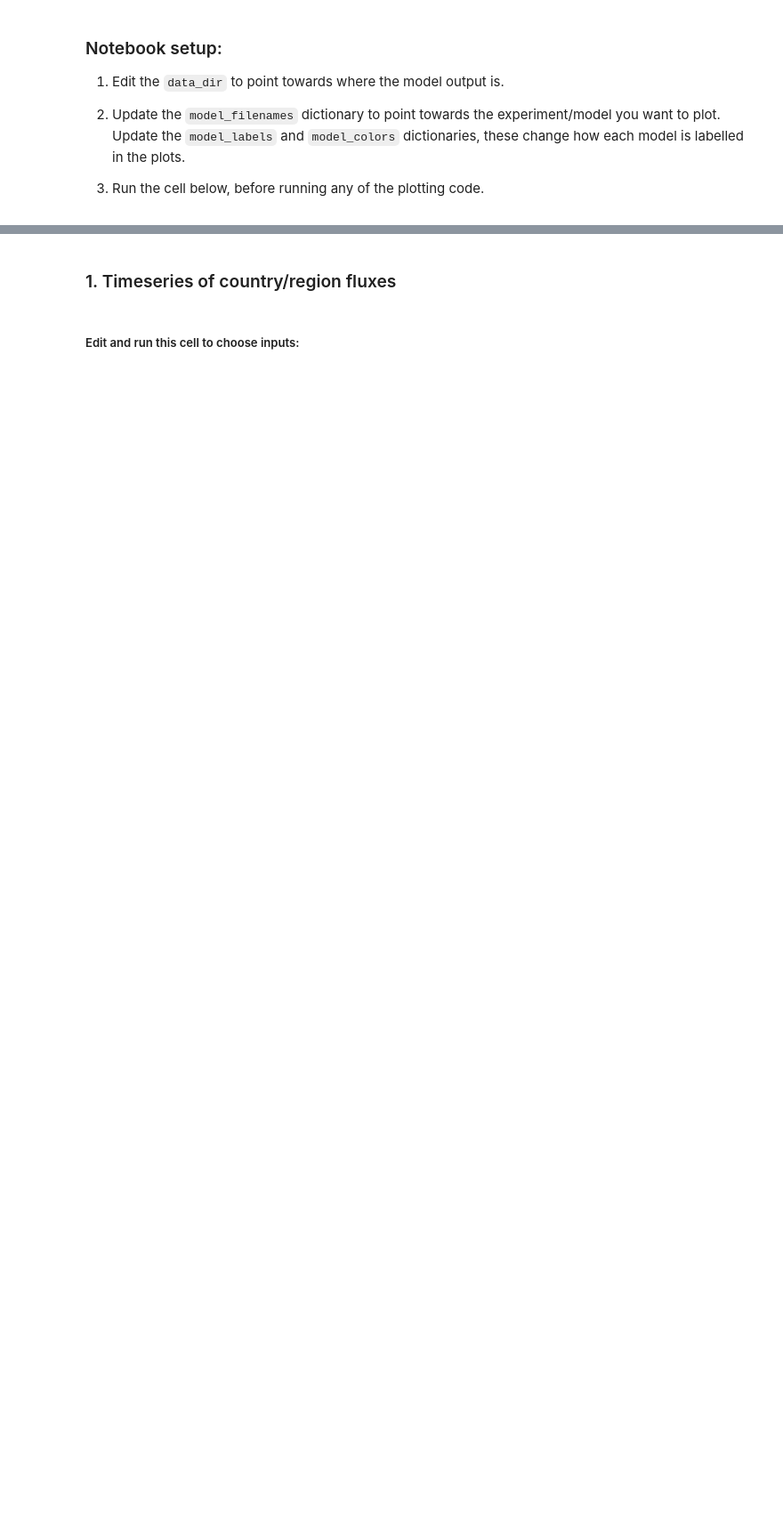
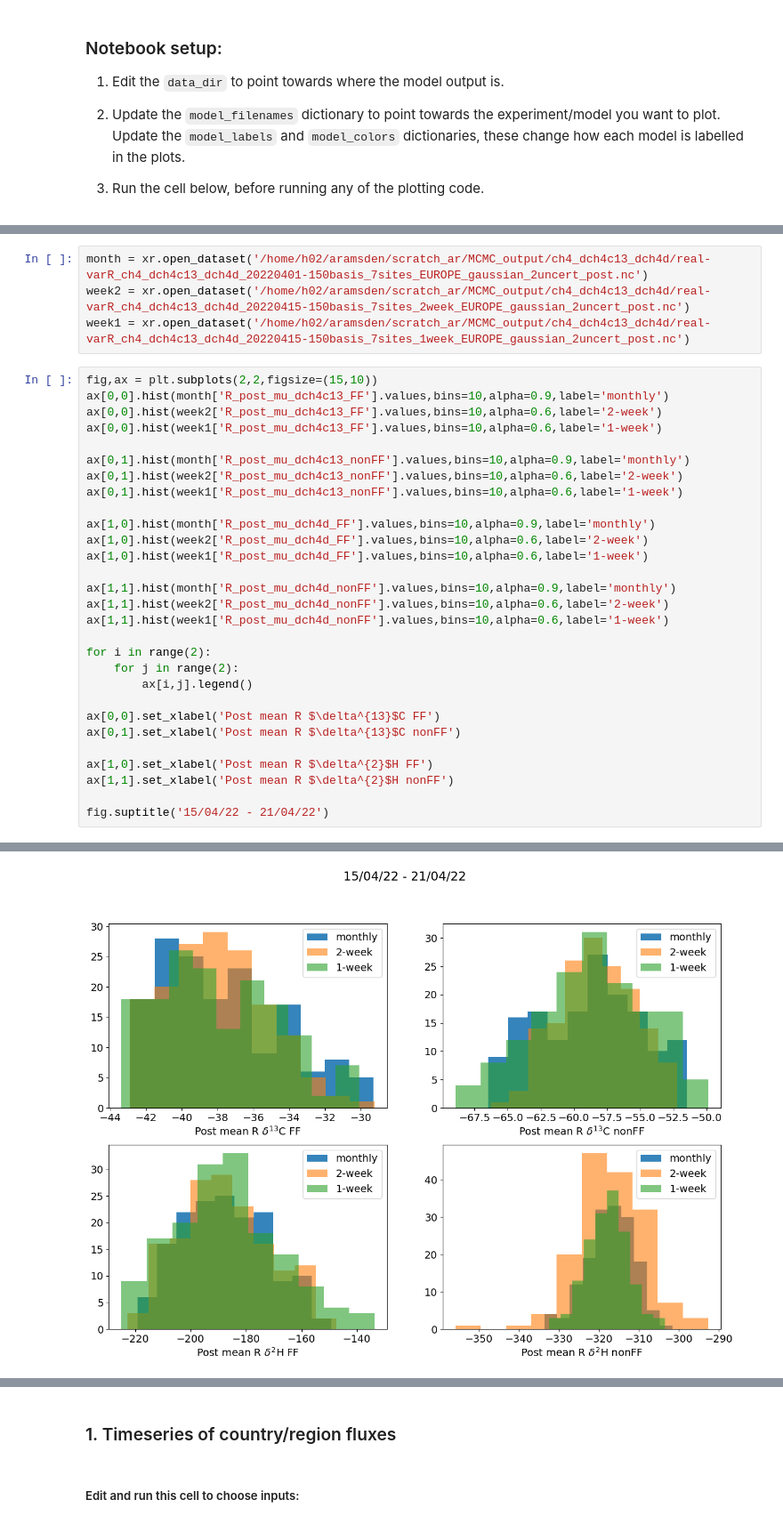
Before and after one commit to openghg/fluxie, a Jupyter notebook: PARIS_inversion_results.ipynb, the cells around one changed output, grey strips where cells are left out. Shown at 89% size. Cells and saved outputs as stored; diff of their text form; blank space fills up the shorter version.

```diff
--- a/PARIS_inversion_results.ipynb
+++ b/PARIS_inversion_results.ipynb
@@ -125,3 +123,37 @@ model_colors = {'rhime':['dimgrey','grey'],
 # %% [output]
 The autoreload extension is already loaded. To reload it, use:
   %reload_ext autoreload
+# %%
+month = xr.open_dataset('/home/h02/aramsden/scratch_ar/MCMC_output/ch4_dch4c13_dch4d/real-varR_ch4_dch4c13_dch4d_20220401-150basis_7sites_EUROPE_gaussian_2uncert_post.nc')
+week2 = xr.open_dataset('/home/h02/aramsden/scratch_ar/MCMC_output/ch4_dch4c13_dch4d/real-varR_ch4_dch4c13_dch4d_20220415-150basis_7sites_2week_EUROPE_gaussian_2uncert_post.nc')
+week1 = xr.open_dataset('/home/h02/aramsden/scratch_ar/MCMC_output/ch4_dch4c13_dch4d/real-varR_ch4_dch4c13_dch4d_20220415-150basis_7sites_1week_EUROPE_gaussian_2uncert_post.nc')
+# %%
+fig,ax = plt.subplots(2,2,figsize=(15,10))
+ax[0,0].hist(month['R_post_mu_dch4c13_FF'].values,bins=10,alpha=0.9,label='monthly')
+ax[0,0].hist(week2['R_post_mu_dch4c13_FF'].values,bins=10,alpha=0.6,label='2-week')
+ax[0,0].hist(week1['R_post_mu_dch4c13_FF'].values,bins=10,alpha=0.6,label='1-week')
+
+ax[0,1].hist(month['R_post_mu_dch4c13_nonFF'].values,bins=10,alpha=0.9,label='monthly')
+ax[0,1].hist(week2['R_post_mu_dch4c13_nonFF'].values,bins=10,alpha=0.6,label='2-week')
+ax[0,1].hist(week1['R_post_mu_dch4c13_nonFF'].values,bins=10,alpha=0.6,label='1-week')
+
+ax[1,0].hist(month['R_post_mu_dch4d_FF'].values,bins=10,alpha=0.9,label='monthly')
+ax[1,0].hist(week2['R_post_mu_dch4d_FF'].values,bins=10,alpha=0.6,label='2-week')
+ax[1,0].hist(week1['R_post_mu_dch4d_FF'].values,bins=10,alpha=0.6,label='1-week')
+
+ax[1,1].hist(month['R_post_mu_dch4d_nonFF'].values,bins=10,alpha=0.9,label='monthly')
+ax[1,1].hist(week2['R_post_mu_dch4d_nonFF'].values,bins=10,alpha=0.6,label='2-week')
+ax[1,1].hist(week1['R_post_mu_dch4d_nonFF'].values,bins=10,alpha=0.6,label='1-week')
+
+for i in range(2):
+    for j in range(2):
+        ax[i,j].legend()
+
+ax[0,0].set_xlabel('Post mean R $\delta^{13}$C FF')
+ax[0,1].set_xlabel('Post mean R $\delta^{13}$C nonFF')
+
+ax[1,0].set_xlabel('Post mean R $\delta^{2}$H FF')
+ax[1,1].set_xlabel('Post mean R $\delta^{2}$H nonFF')
+
+fig.suptitle('15/04/22 - 21/04/22')
+# %% [output]
@@ -127,0 +161 @@ The autoreload extension is already loaded. To reload it, use:
+[figure, added]
```
Also changed, not shown: parts of 11 cells of this notebook, 1 other file.
